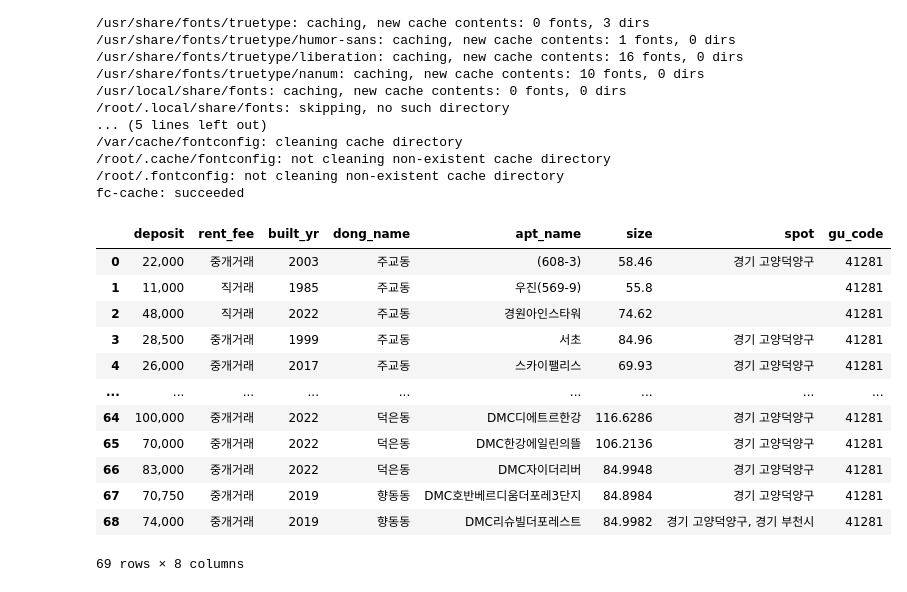
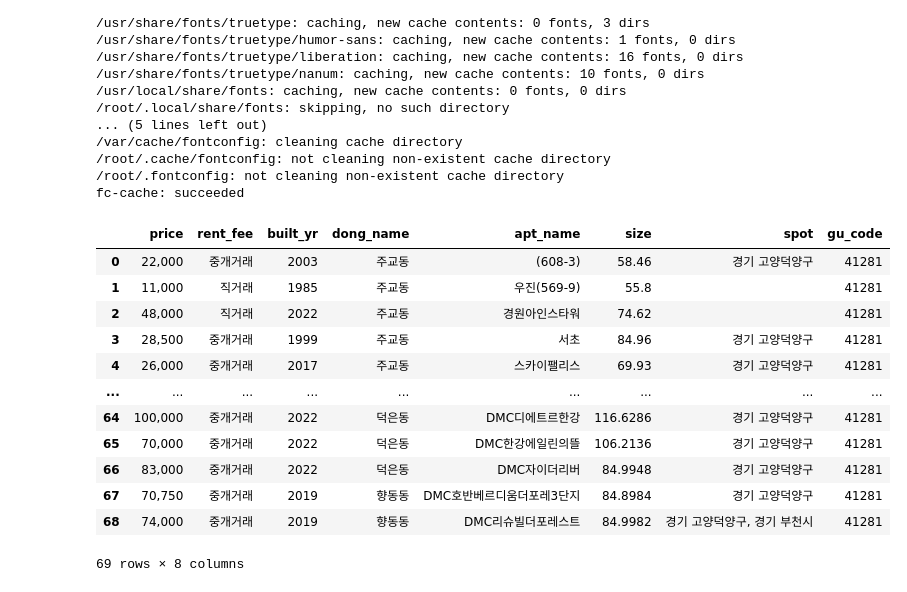
Before and after one commit to chongmong/python, a Jupyter notebook: 네트워크실무_기말.ipynb, the cells around one changed output. Drawn from its saved outputs; the diff is of its cells as text; code cells hidden in the pictures.

```diff
--- a/네트워크실무_기말.ipynb
+++ b/네트워크실무_기말.ipynb
@@ -56,35 +45,35 @@ res = requests.get(url, params=params)
 # %%
 # 데이터 정리
-datas = []  #1
+sepertay = []  #1
 
-for i in range(len(te)):
-    deposit = te[i].거래금액.string.strip()
-    rent_fee = te[i].거래유형.string.strip()
-    built_yr = te[i].건축년도.string.strip()
-    nuem_yr = te[i].년.string.strip()
-    dong_name = te[i].법정동.string.strip()
-    apt_name = te[i].아파트.string.strip()
-    month_tm = te[i].월.string.strip()
-    day_tm = te[i].일.string.strip()
-    size = te[i].전용면적.string.strip()
-    spot = te[i].중개사소재지.string.strip()
-    large = te[i].지번.string.strip()
-    gu_code = te[i].지역코드.string.strip()
-    floor_code = te[i].층.string.strip()
+for i in range(len(fm)):
+    price = fm[i].거래금액.string.strip()
+    rent_fee = fm[i].거래유형.string.strip()
+    built_yr = fm[i].건축년도.string.strip()
+    nuem_yr = fm[i].년.string.strip()
+    dong_name = fm[i].법정동.string.strip()
+    apt_name = fm[i].아파트.string.strip()
+    month_tm = fm[i].월.string.strip()
+    day_tm = fm[i].일.string.strip()
+    size = fm[i].전용면적.string.strip()
+    spot = fm[i].중개사소재지.string.strip()
+    large = fm[i].지번.string.strip()
+    gu_code = fm[i].지역코드.string.strip()
+    floor_code = fm[i].층.string.strip()
 
-    data = [deposit, rent_fee, built_yr, dong_name, apt_name, size, spot, gu_code]
-    datas.append(data)
+    data = [price, rent_fee, built_yr, dong_name, apt_name, size, spot, gu_code]
+    sepertay.append(data)
 
-#print(datas)
+#print(sepertay)
 # %%
 # 데이터프레임 생성
 import pandas as pd
-df = pd.DataFrame(datas, columns=['deposit', 'rent_fee', 'built_yr', 'dong_name', 'apt_name',
+df = pd.DataFrame(sepertay, columns=['price', 'rent_fee', 'built_yr', 'dong_name', 'apt_name',
                                   'size', 'spot', 'gu_code'])
 
 df
 # %% [output]
-|  | deposit | rent_fee | built_yr | dong_name | apt_name | size | spot | gu_code |
+|  | price | rent_fee | built_yr | dong_name | apt_name | size | spot | gu_code |
 | 0 | 22,000 | 중개거래 | 2003 | 주교동 | (608-3) | 58.46 | 경기 고양덕양구 | 41281 |
 | 1 | 11,000 | 직거래 | 1985 | 주교동 | 우진(569-9) | 55.8 |  | 41281 |
 | 2 | 48,000 | 직거래 | 2022 | 주교동 | 경원아인스타워 | 74.62 |  | 41281 |
```
Also changed, not shown: parts of 10 cells of this notebook.
